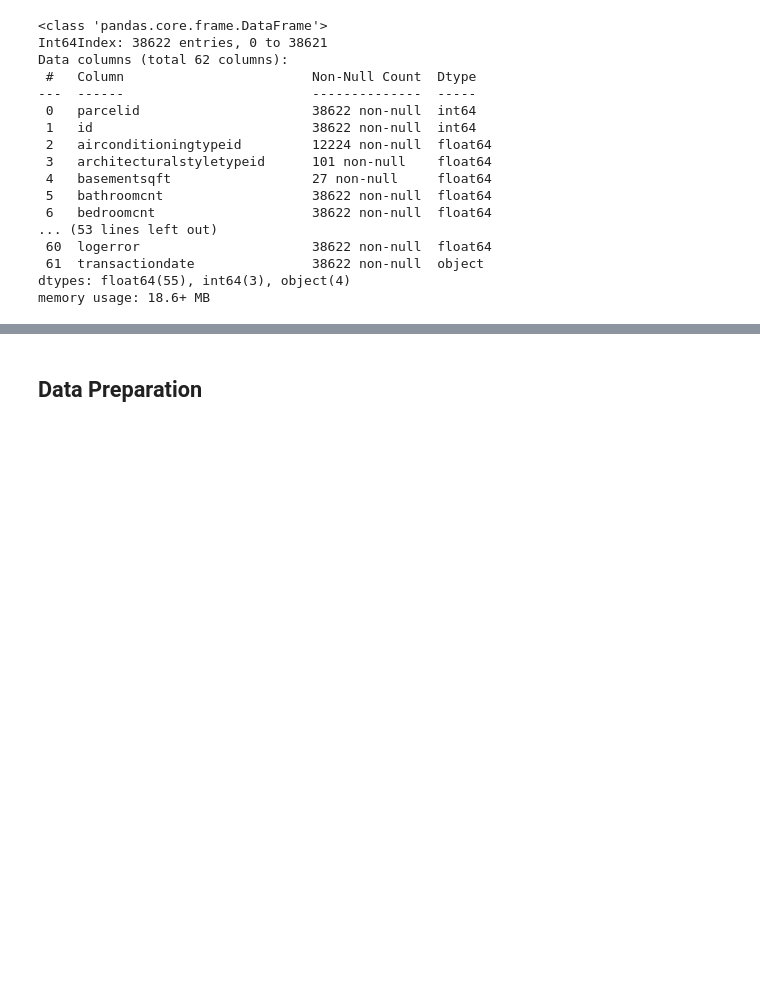
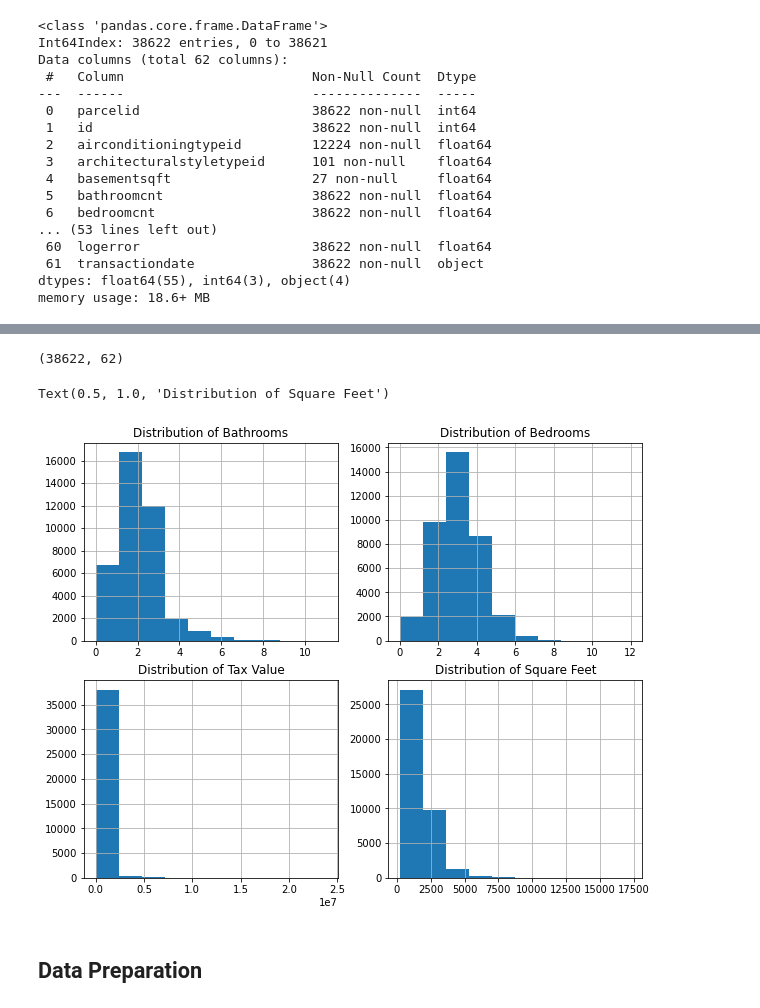
Before and after one commit to gabrielatijerina/regression-project, a Jupyter notebook: zillow-report.ipynb, the cells around one changed output, grey strips where cells are left out. Saved outputs shown, nothing was run; the diff lists cells and outputs as text; code cells hidden in the pictures; blank space fills up the shorter version.

```diff
--- a/zillow-report.ipynb
+++ b/zillow-report.ipynb
@@ -65,2 +96,29 @@ Length: 62, dtype: int64
+# %%
+#Number of rows and columns
+df.shape
+# %% [output]
+(38622, 62)
+# %%
+#Subplots to show distribution of numeric columns
+plt.figure(figsize=(10, 8))
+
+plt.subplot(221)
+df.bathroomcnt.hist()
+plt.gca().set_title('Distribution of Bathrooms')
+
+plt.subplot(222)
+df.bedroomcnt.hist()
+plt.gca().set_title('Distribution of Bedrooms')
+
+plt.subplot(223)
+df.taxvaluedollarcnt.hist()
+plt.gca().set_title('Distribution of Tax Value')
+
+plt.subplot(224)
+df.calculatedfinishedsquarefeet.hist()
+plt.gca().set_title('Distribution of Square Feet')
+# %% [output]
+Text(0.5, 1.0, 'Distribution of Square Feet')
+[figure, added]
 # %% [markdown]
 ## Data Preparation
```
Also changed, not shown: parts of 50 cells of this notebook.
